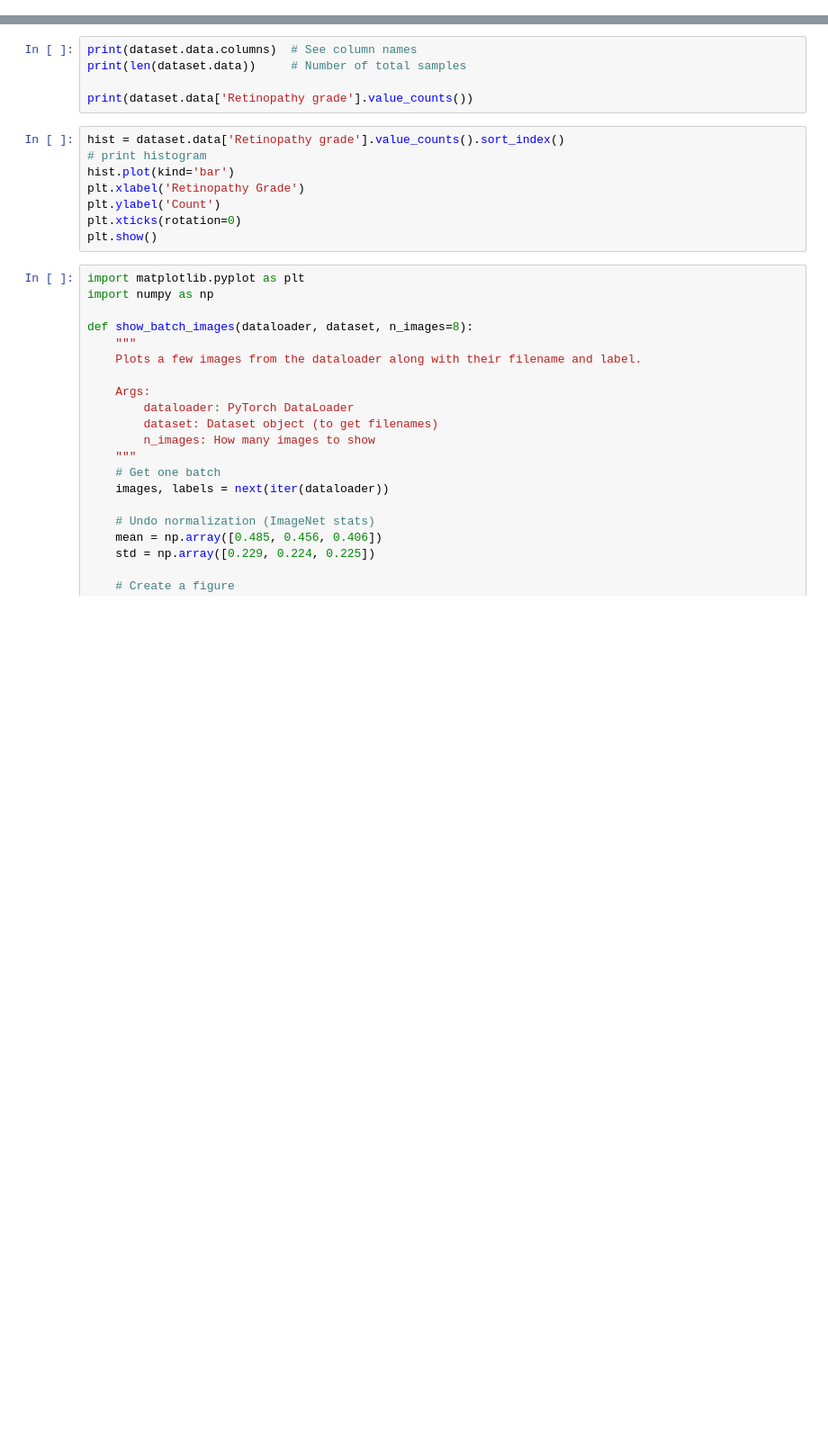
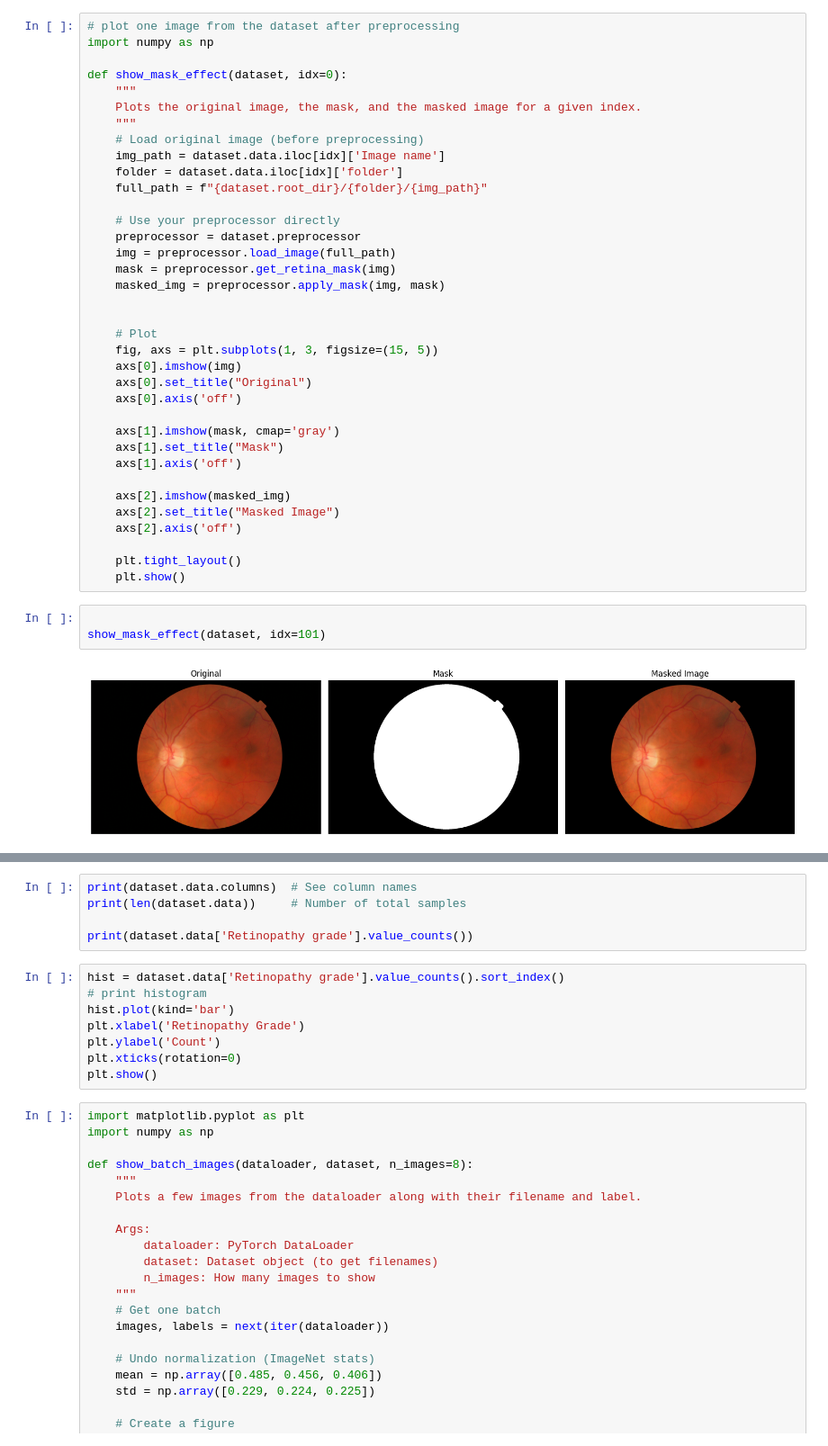
Before and after one commit to alexbohane/DR_Training, a Jupyter notebook: eda_1.ipynb, the cells around one changed output, grey strips where cells are left out. Shown at 90% size. Drawn from its saved outputs; the diff is of its cells as text; blank space fills up the shorter version.

```diff
--- a/eda_1.ipynb
+++ b/eda_1.ipynb
@@ -30,0 +80,41 @@ for images, labels in dataloader:
+# %%
+# plot one image from the dataset after preprocessing
+import numpy as np
+
+def show_mask_effect(dataset, idx=0):
+    """
+    Plots the original image, the mask, and the masked image for a given index.
+    """
+    # Load original image (before preprocessing)
+    img_path = dataset.data.iloc[idx]['Image name']
+    folder = dataset.data.iloc[idx]['folder']
+    full_path = f"{dataset.root_dir}/{folder}/{img_path}"
+
+    # Use your preprocessor directly
+    preprocessor = dataset.preprocessor
+    img = preprocessor.load_image(full_path)
+    mask = preprocessor.get_retina_mask(img)
+    masked_img = preprocessor.apply_mask(img, mask)
+
+
+    # Plot
+    fig, axs = plt.subplots(1, 3, figsize=(15, 5))
+    axs[0].imshow(img)
+    axs[0].set_title("Original")
+    axs[0].axis('off')
+
+    axs[1].imshow(mask, cmap='gray')
+    axs[1].set_title("Mask")
+    axs[1].axis('off')
+
+    axs[2].imshow(masked_img)
+    axs[2].set_title("Masked Image")
+    axs[2].axis('off')
+
+    plt.tight_layout()
+    plt.show()
+# %%
+
+show_mask_effect(dataset, idx=101)
+# %% [output]
+[figure, added]
```
Also changed, not shown: parts of 6 cells of this notebook, 17 other files.
